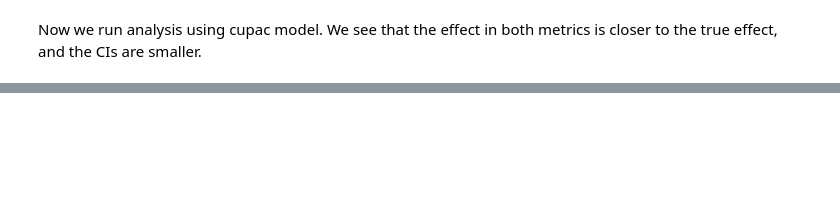
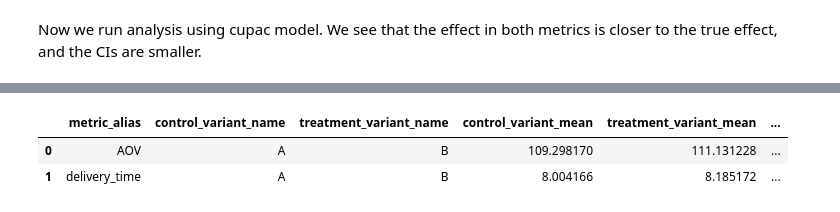
Before and after one commit to david26694/cluster-experiments, a Jupyter notebook: docs/e2e_mde_delta.ipynb, the cells around one changed output, grey strips where cells are left out. Drawn from its saved outputs; the diff is of its cells as text; code cells hidden in the pictures; blank space fills up the shorter version.

```diff
--- a/docs/e2e_mde_delta.ipynb
+++ b/docs/e2e_mde_delta.ipynb
@@ -419,0 +474,45 @@ plan_cupac.analyze(
+# %%
+plan_cupac_ols = AnalysisPlan(
+    tests=[
+        HypothesisTest(
+            metric=SimpleMetric(alias="AOV", name="order_value"),
+            analysis_type="clustered_ols",
+            analysis_config={
+                "cluster_cols": ["customer_id"],
+                "covariates": ["customer_age", "estimate_order_value"],
+            },
+            cupac_config={
+                "cupac_model": HistGradientBoostingRegressor(),
+                "features_cupac_model": ["customer_id", "customer_age"],
+                "target_col": "order_value",
+            },
+        ),
+        HypothesisTest(
+            metric=SimpleMetric(alias="delivery_time", name="delivery_time"),
+            analysis_type="clustered_ols",
+            analysis_config={
+                "cluster_cols": ["customer_id"],
+                "covariates": ["customer_age", "estimate_delivery_time"],
+            },
+            cupac_config={
+                "cupac_model": HistGradientBoostingRegressor(),
+                "features_cupac_model": ["customer_id", "customer_age"],
+                "target_col": "delivery_time",
+            },
+        ),
+    ],
+    variants=[
+        Variant(name="A", is_control=True),
+        Variant(name="B", is_control=False),
+    ],
+    variant_col="treatment",
+)
+# %%
+plan_cupac_ols.analyze(
+    real_experiment_data,
+    real_pre_experiment_data
+).to_dataframe()
+# %% [output]
+|  | metric_alias | control_variant_name | treatment_variant_name | control_variant_mean | treatment_variant_mean | ... |
+| 0 | AOV | A | B | 109.298170 | 111.131228 | ... |
+| 1 | delivery_time | A | B | 8.004166 | 8.185172 | ... |
```
Also changed, not shown: parts of 14 cells of this notebook, 1 other file.
